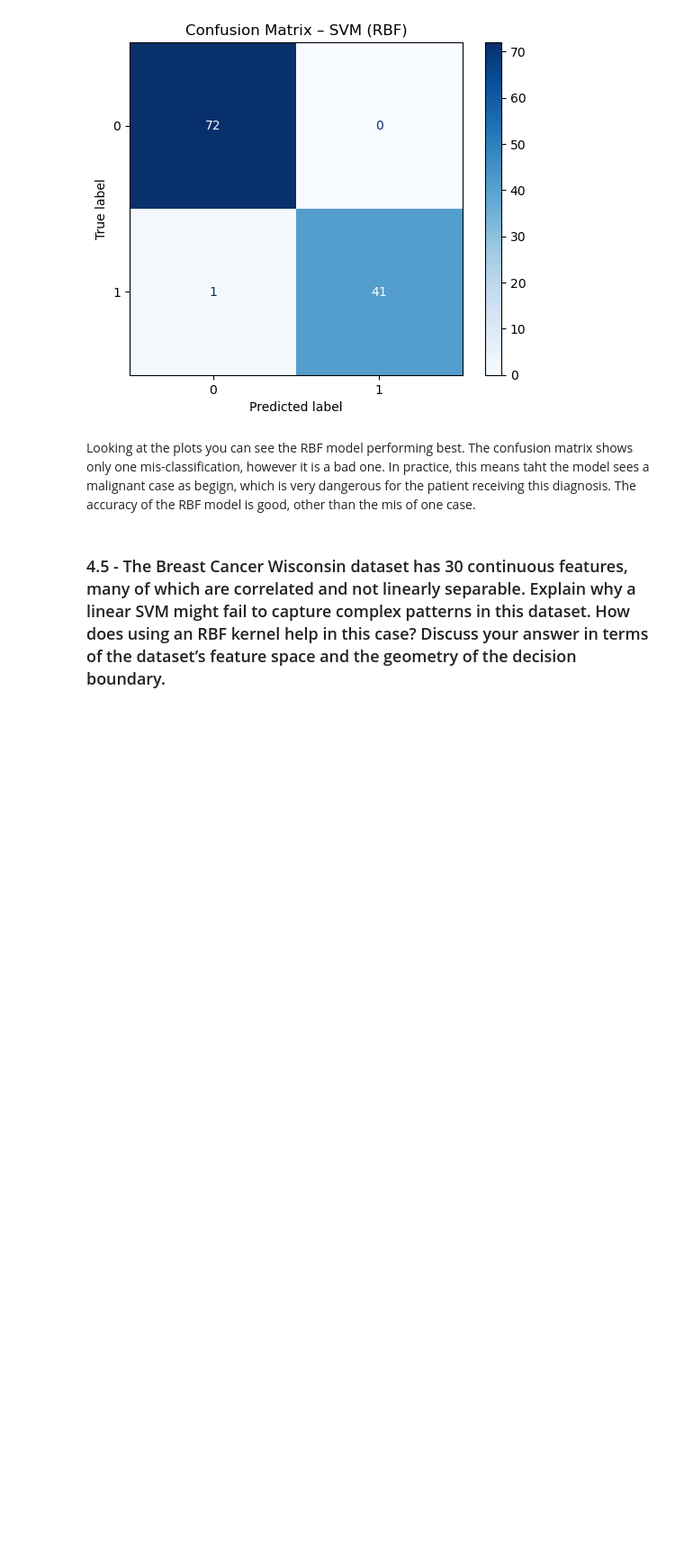
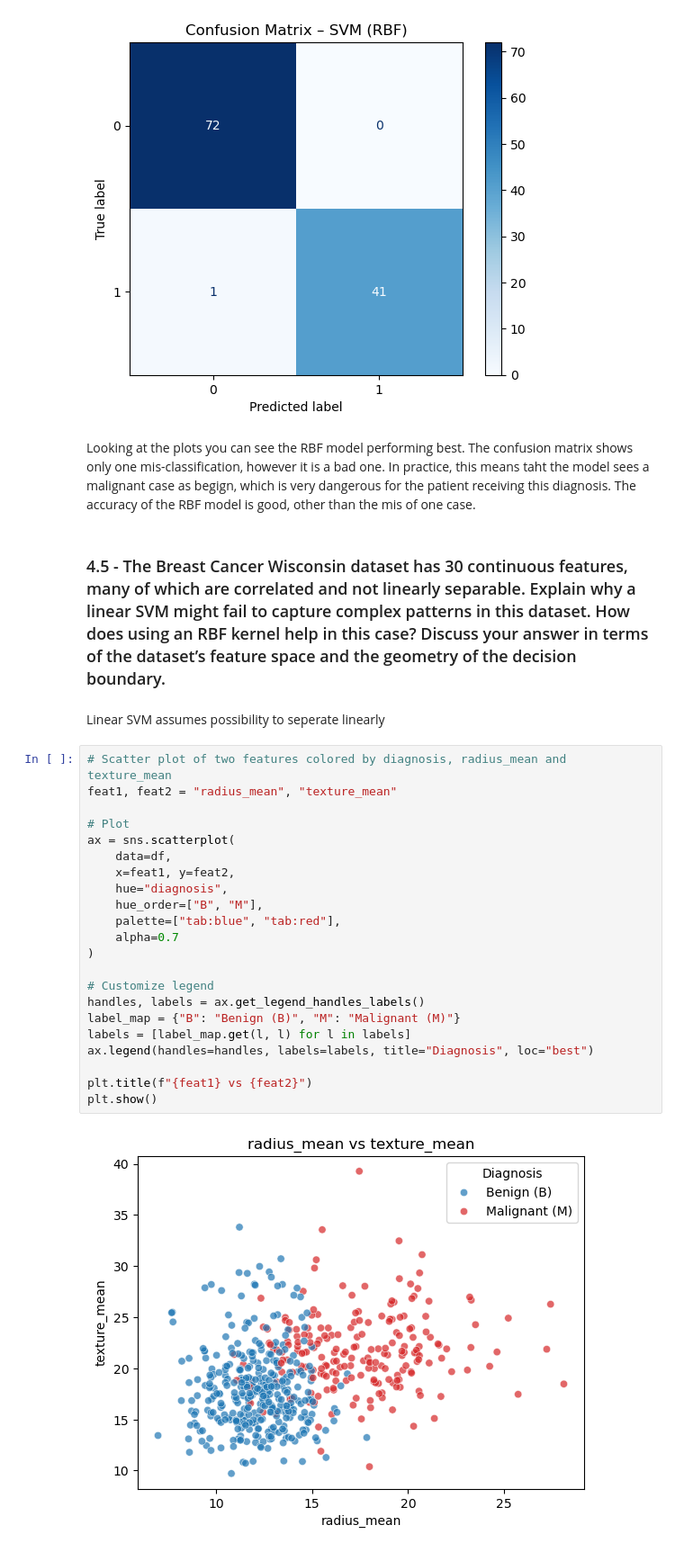
Before and after one commit to lcmolteberg/MachineOblig2, a Jupyter notebook: main.ipynb, the cells around one changed output. Shown: that part at 90% size. Drawn from its saved outputs; the diff is of its cells as text; blank space fills up the shorter version.

```diff
--- a/main.ipynb
+++ b/main.ipynb
@@ -820,3 +824,29 @@ plt.show()
 Looking at the plots you can see the RBF model performing best. The confusion matrix shows only one mis-classification, however it is a bad one. In practice, this means taht the model sees a malignant case as begign, which is very dangerous for the patient receiving this diagnosis. The accuracy of the RBF model is good, other than the mis of one case.
 # %% [markdown]
 ### 4.5 - The Breast Cancer Wisconsin dataset has 30 continuous features, many of which are correlated and not linearly separable. Explain why a linear SVM might fail to capture complex patterns in this dataset. How does using an RBF  kernel help in this case? Discuss your answer in terms of the dataset’s feature space and the geometry of the decision boundary.
+# %% [markdown]
+Linear SVM assumes possibility to seperate linearly
+# %%
+# Scatter plot of two features colored by diagnosis, radius_mean and texture_mean
+feat1, feat2 = "radius_mean", "texture_mean"
+
+# Plot
+ax = sns.scatterplot(
+    data=df,
+    x=feat1, y=feat2,
+    hue="diagnosis",
+    hue_order=["B", "M"],
+    palette=["tab:blue", "tab:red"],
+    alpha=0.7
+)
+
+# Customize legend
+handles, labels = ax.get_legend_handles_labels()
+label_map = {"B": "Benign (B)", "M": "Malignant (M)"}
+labels = [label_map.get(l, l) for l in labels]
+ax.legend(handles=handles, labels=labels, title="Diagnosis", loc="best")
+
+plt.title(f"{feat1} vs {feat2}")
+plt.show()
+# %% [output]
+[figure, added]
```
Also changed, not shown: parts of 12 cells of this notebook.
